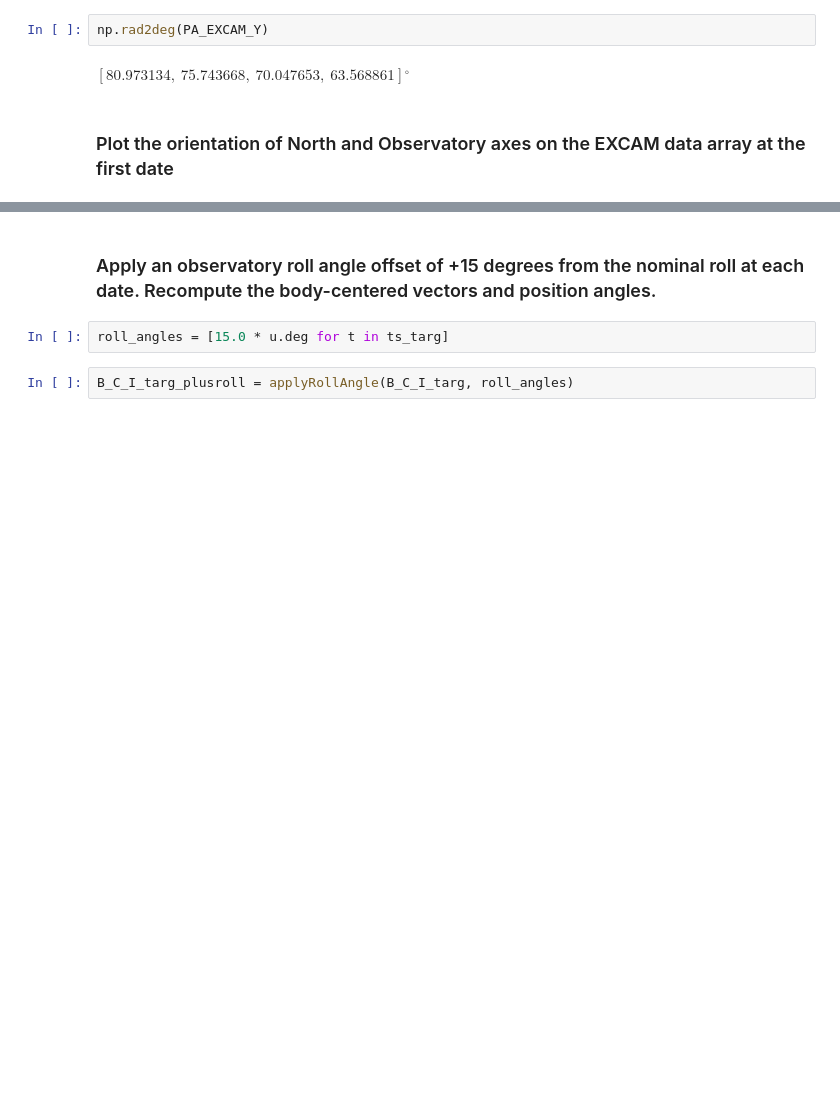
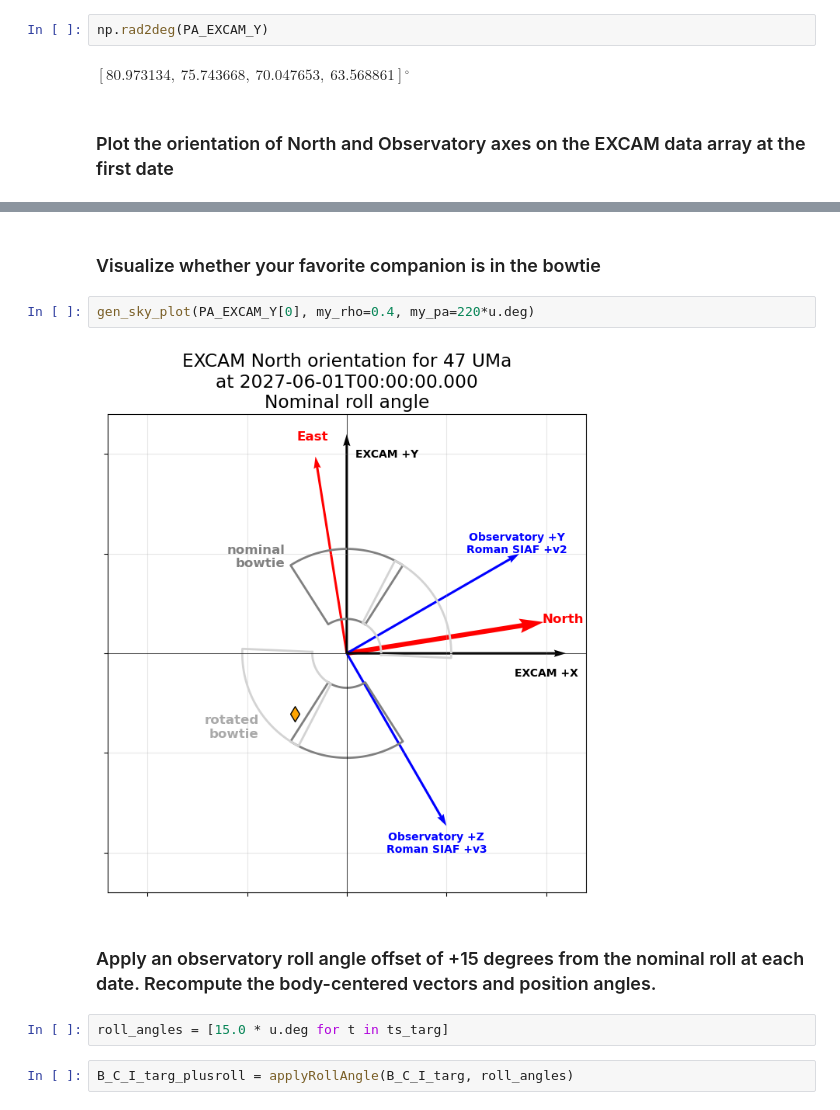
Before and after one commit to roman-corgi/roman_pointing, a Jupyter notebook: Notebooks/roman_excam_positionangle.ipynb, the cells around one changed output, grey strips where cells are left out. Drawn from its saved outputs; the diff is of its cells as text; blank space fills up the shorter version.

```diff
--- a/Notebooks/roman_excam_positionangle.ipynb
+++ b/Notebooks/roman_excam_positionangle.ipynb
@@ -143,3 +201,9 @@ plt.show()
+# %% [markdown]
+### Visualize whether your favorite companion is in the bowtie
+# %%
+gen_sky_plot(PA_EXCAM_Y[0], my_rho=0.4, my_pa=220*u.deg)
+# %% [output]
+[figure, added]
 # %% [markdown]
 ### Apply an observatory roll angle offset of +15 degrees from the nominal roll at each date.  Recompute the body-centered vectors and position angles.
 # %%
```
Also changed, not shown: parts of 8 cells of this notebook.
